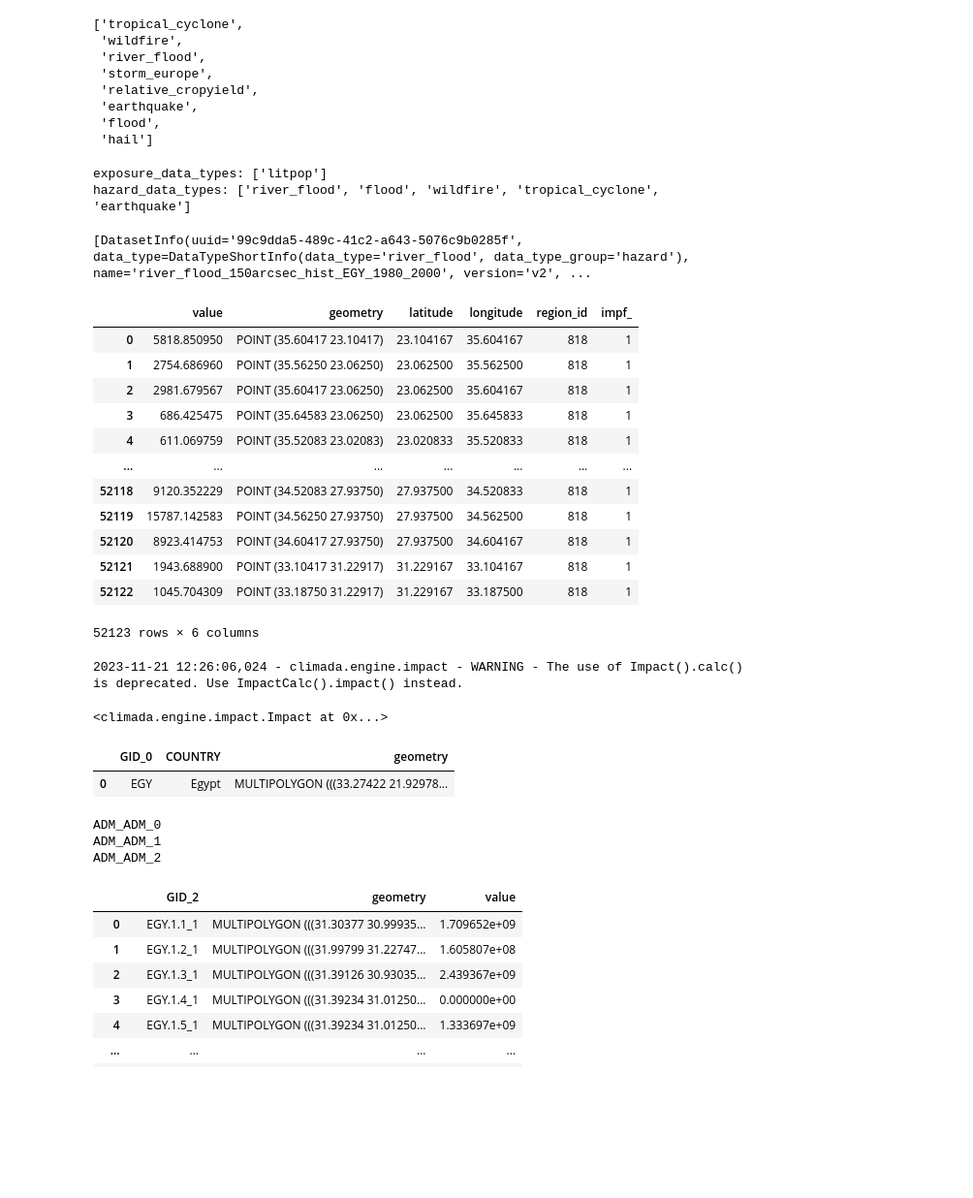
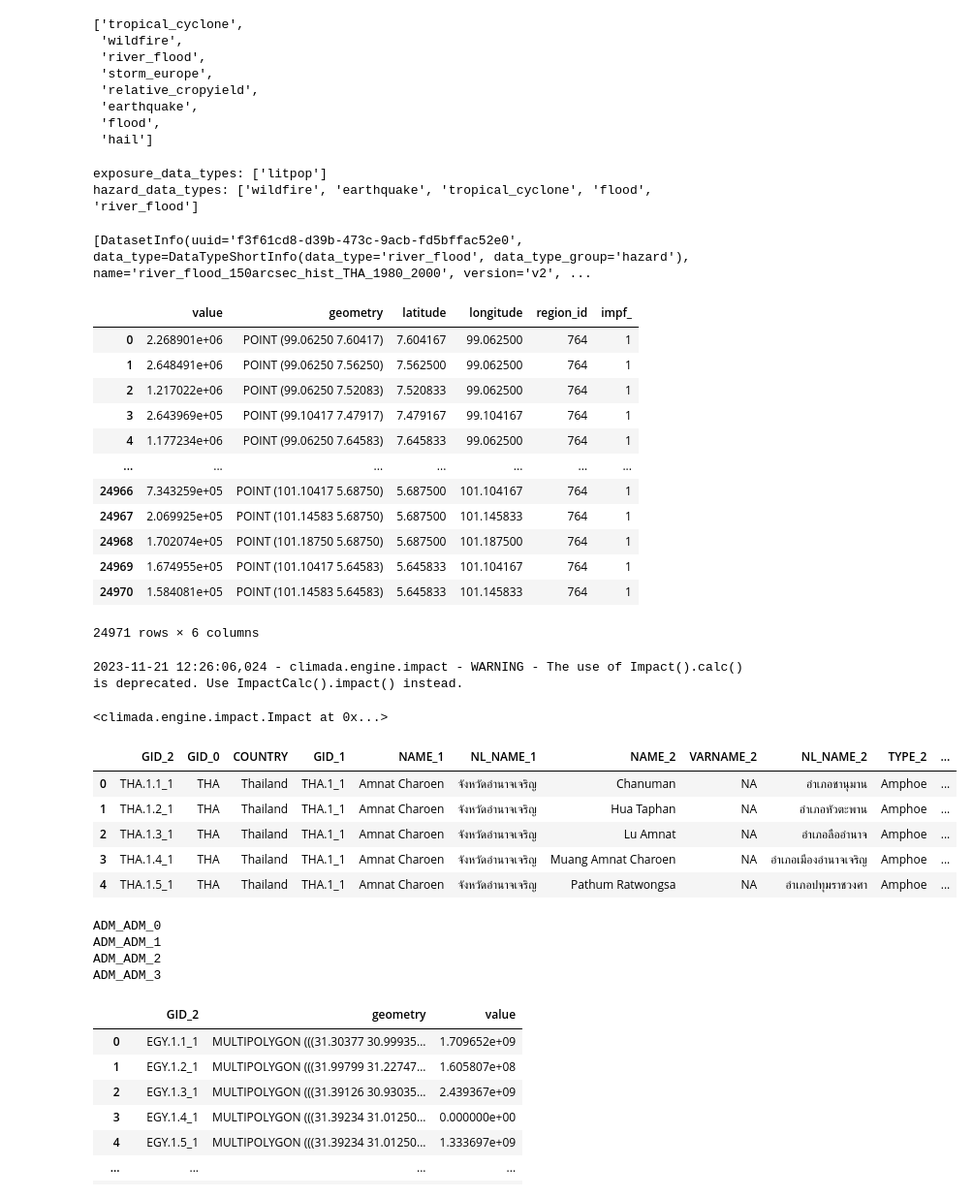
Before and after one commit to gkalomalos/ERA_projects_SWORD, a Jupyter notebook: backend/dev.ipynb, the cells around one changed output. Shown at 97% size. Drawn from its saved outputs; the diff is of its cells as text; code cells hidden in the pictures; blank space fills up the shorter version.

```diff
--- a/backend/dev.ipynb
+++ b/backend/dev.ipynb
@@ -26,8 +26,9 @@ EXPOSURES_DIR = BASE_DIR / "data" / "exposures"
 HAZARDS_DIR = BASE_DIR / "data" / "hazards"
 REQUIREMENTS_DIR = BASE_DIR / "requirements"
 MAP_DIR = BASE_DIR / "src" / "components" / "map"
-GADM41_EGY_PATH = DATA_DIR / "dev" / "gadm41_EGY.gpkg"
-country_name = "Egypt"
+GADM41_EGY_PATH = REQUIREMENTS_DIR / "gadm41_EGY.gpkg"
+GADM41_THA_PATH = REQUIREMENTS_DIR / "gadm41_THA.gpkg"
+country_name = "Thailand"
 hazard_type = "river_flood"
 climate_scenario = "historical"
 
@@ -85,7 +86,7 @@ print(f'exposure_data_types: {exposure_data_types}')
 print(f'hazard_data_types: {hazard_data_types}')
 # %% [output]
 exposure_data_types: ['litpop']
-hazard_data_types: ['river_flood', 'flood', 'wildfire', 'tropical_cyclone', 'earthquake']
+hazard_data_types: ['wildfire', 'earthquake', 'tropical_cyclone', 'flood', 'river_flood']
 # %%
 # Available country Hazard DatasetInfos
 hazard_dataset_infos = client.list_dataset_infos(
@@ -97,7 +98,7 @@ hazard_dataset_infos = client.list_dataset_infos(
 )
 hazard_dataset_infos
 # %% [output]
-[DatasetInfo(uuid='99c9dda5-489c-41c2-a643-5076c9b0285f', data_type=DataTypeShortInfo(data_type='river_flood', data_type_group='hazard'), name='river_flood_150arcsec_hist_EGY_1980_2000', version='v2', ...
+[DatasetInfo(uuid='f3f61cd8-d39b-473c-9acb-fd5bffac52e0', data_type=DataTypeShortInfo(data_type='river_flood', data_type_group='hazard'), name='river_flood_150arcsec_hist_THA_1980_2000', version='v2', ...
 # %%
 # Get Exposure and Exposure gdf
 # Available Exposures: ['litpop']
@@ -110,18 +111,18 @@ exposure_gdf = exposure.gdf
 exposure_gdf
 # %% [output]
 |  | value | geometry | latitude | longitude | region_id | impf_ |
-| 0 | 5818.850950 | POINT (35.60417 23.10417) | 23.104167 | 35.604167 | 818 | 1 |
-| 1 | 2754.686960 | POINT (35.56250 23.06250) | 23.062500 | 35.562500 | 818 | 1 |
-| 2 | 2981.679567 | POINT (35.60417 23.06250) | 23.062500 | 35.604167 | 818 | 1 |
-| 3 | 686.425475 | POINT (35.64583 23.06250) | 23.062500 | 35.645833 | 818 | 1 |
-| 4 | 611.069759 | POINT (35.52083 23.02083) | 23.020833 | 35.520833 | 818 | 1 |
+| 0 | 2.268901e+06 | POINT (99.06250 7.60417) | 7.604167 | 99.062500 | 764 | 1 |
+| 1 | 2.648491e+06 | POINT (99.06250 7.56250) | 7.562500 | 99.062500 | 764 | 1 |
+| 2 | 1.217022e+06 | POINT (99.06250 7.52083) | 7.520833 | 99.062500 | 764 | 1 |
+| 3 | 2.643969e+05 | POINT (99.10417 7.47917) | 7.479167 | 99.104167 | 764 | 1 |
+| 4 | 1.177234e+06 | POINT (99.06250 7.64583) | 7.645833 | 99.062500 | 764 | 1 |
 | ... | ... | ... | ... | ... | ... | ... |
-| 52118 | 9120.352229 | POINT (34.52083 27.93750) | 27.937500 | 34.520833 | 818 | 1 |
-| 52119 | 15787.142583 | POINT (34.56250 27.93750) | 27.937500 | 34.562500 | 818 | 1 |
-| 52120 | 8923.414753 | POINT (34.60417 27.93750) | 27.937500 | 34.604167 | 818 | 1 |
-| 52121 | 1943.688900 | POINT (33.10417 31.22917) | 31.229167 | 33.104167 | 818 | 1 |
-| 52122 | 1045.704309 | POINT (33.18750 31.22917) | 31.229167 | 33.187500 | 818 | 1 |
+| 24966 | 7.343259e+05 | POINT (101.10417 5.68750) | 5.687500 | 101.104167 | 764 | 1 |
+| 24967 | 2.069925e+05 | POINT (101.14583 5.68750) | 5.687500 | 101.145833 | 764 | 1 |
+| 24968 | 1.702074e+05 | POINT (101.18750 5.68750) | 5.687500 | 101.187500 | 764 | 1 |
+| 24969 | 1.674955e+05 | POINT (101.10417 5.64583) | 5.645833 | 101.104167 | 764 | 1 |
+| 24970 | 1.584081e+05 | POINT (101.14583 5.64583) | 5.645833 | 101.145833 | 764 | 1 |
-52123 rows × 6 columns
+24971 rows × 6 columns
 # %%
 # Get Hazard
 # Available Hazards: ['river_flood', 'tropical_cyclone', 'wildfire', 'flood', 'earthquake']
@@ -169,20 +170,27 @@ impact
 2023-11-21 12:26:06,024 - climada.engine.impact - WARNING - The use of Impact().calc() is deprecated. Use ImpactCalc().impact() instead.
 <climada.engine.impact.Impact at 0x...>
 # %%
-adm_gdf = gdf = gpd.read_file(GADM41_EGY_PATH, layer=0) # access layers by index (ex: 1) or name (ex: 'ADM_ADM_0')
+# adm_gdf = gdf = gpd.read_file(GADM41_EGY_PATH, layer=0) # access layers by index (ex: 1) or name (ex: 'ADM_ADM_0')
+adm_gdf = gdf = gpd.read_file(GADM41_THA_PATH, layer=2) # access layers by index (ex: 1) or name (ex: 'ADM_ADM_0')
 adm_gdf.head()
 # %% [output]
-|  | GID_0 | COUNTRY | geometry |
-| 0 | EGY | Egypt | MULTIPOLYGON (((33.27422 21.92978... |
+|  | GID_2 | GID_0 | COUNTRY | GID_1 | NAME_1 | NL_NAME_1 | NAME_2 | VARNAME_2 | NL_NAME_2 | TYPE_2 | ... |
+| 0 | THA.1.1_1 | THA | Thailand | THA.1_1 | Amnat Charoen | จังหวัดอำนาจเจริญ | Chanuman | NA | อำเภอชานุมาน | Amphoe | ... |
+| 1 | THA.1.2_1 | THA | Thailand | THA.1_1 | Amnat Charoen | จังหวัดอำนาจเจริญ | Hua Taphan | NA | อำเภอหัวตะพาน | Amphoe | ... |
+| 2 | THA.1.3_1 | THA | Thailand | THA.1_1 | Amnat Charoen | จังหวัดอำนาจเจริญ | Lu Amnat | NA | อำเภอลืออำนาจ | Amphoe | ... |
+| 3 | THA.1.4_1 | THA | Thailand | THA.1_1 | Amnat Charoen | จังหวัดอำนาจเจริญ | Muang Amnat Charoen | NA | อำเภอเมืองอำนาจเจริญ | Amphoe | ... |
+| 4 | THA.1.5_1 | THA | Thailand | THA.1_1 | Amnat Charoen | จังหวัดอำนาจเจริญ | Pathum Ratwongsa | NA | อำเภอปทุมราชวงศา | Amphoe | ... |
 # %%
 # List all layers in the GeoPackage
-layer_names = gpd.io.file.fiona.listlayers(GADM41_EGY_PATH)
+layer_names = gpd.io.file.fiona.listlayers(GADM41_THA_PATH)
+# layer_names = gpd.io.file.fiona.listlayers(GADM41_EGY_PATH)
 for name in layer_names:
     print(name)
 # %% [output]
 ADM_ADM_0
 ADM_ADM_1
 ADM_ADM_2
+ADM_ADM_3
 # %%
 filepath = DATA_DIR / "dev" / "gadm41_EGY.gpkg"
 layer = 2
```
